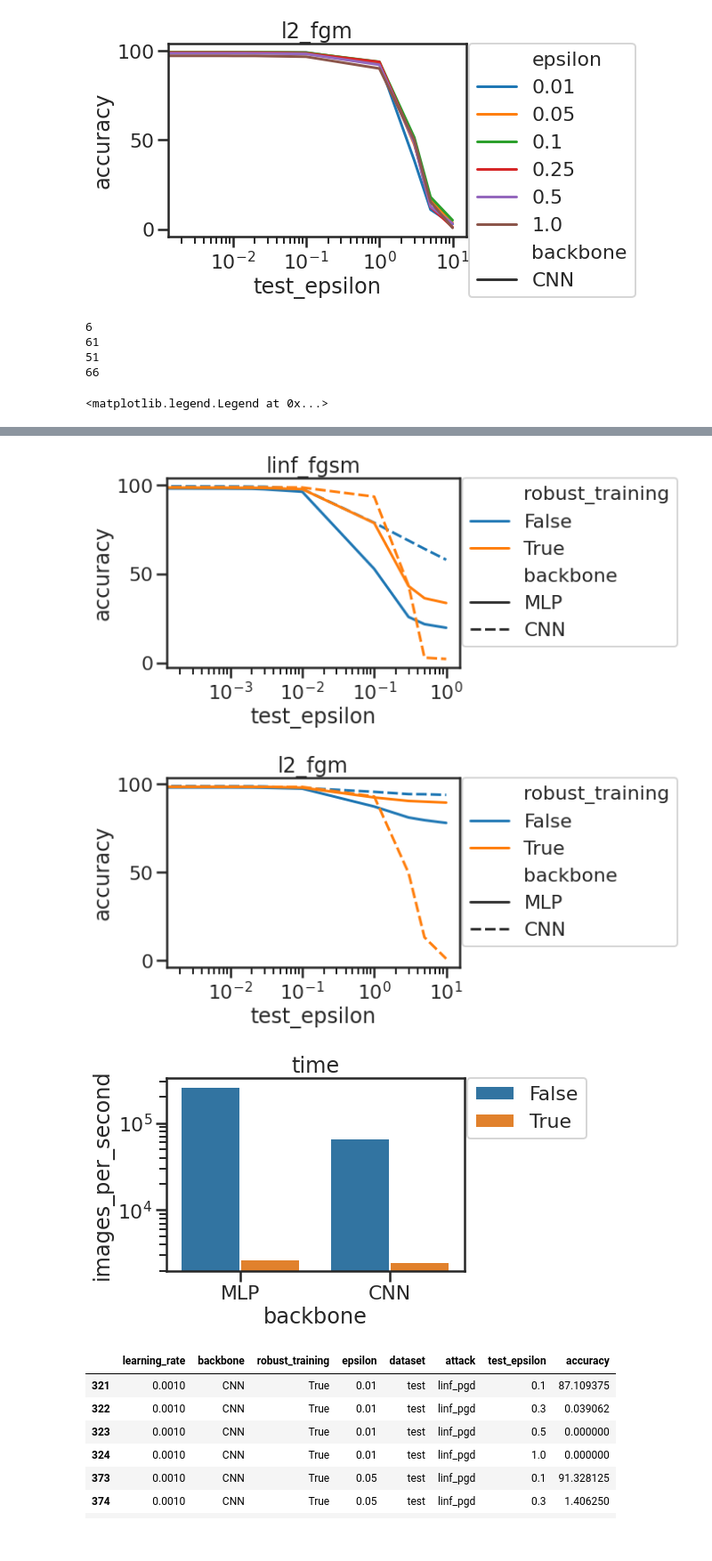
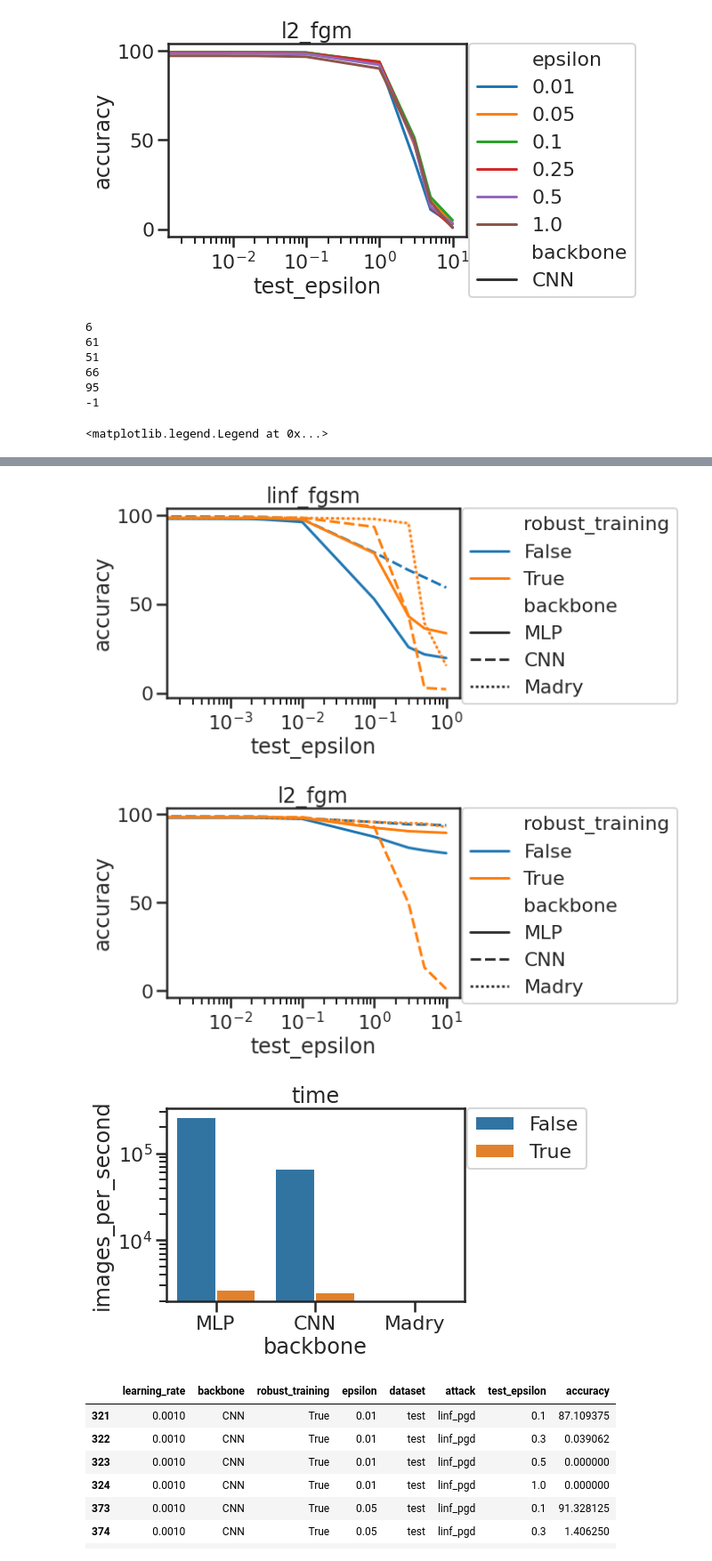
Before and after one commit to kimvc7/Robustness, a Jupyter notebook: notebooks/Pilot.ipynb, the cells around one changed output, grey strips where cells are left out. Shown at 89% size. Drawn from its saved outputs; the diff is of its cells as text; code cells hidden in the pictures.

Commit message:
integrate Madry trained model

```diff
--- a/notebooks/Pilot.ipynb
+++ b/notebooks/Pilot.ipynb
@@ -24,7 +44,7 @@ name_attacks = ["linf_pgd","l2_pgd", "linf_fgsm", "l2_fgm"]
 # %%
 # Hash table of parameters
 parameters = {"epsilon": {}, "backbone": {}, "initial_learning_rate": {}, "robust_training": {}}
-for exp in experiment_list:
+for exp in experiment_list[:70] + [experiment_list[95]]:
     for kk in parameters.keys():
         if exp[kk] in parameters[kk]:
             parameters[kk][exp[kk]].append(int(exp["model_name"]))
@@ -51,8 +71,8 @@ robust_training
 # %%
 # Display learning rate impact
 epsilon = 0.1
-backbone = 'MLP'
-robust_training = False
+backbone = 'Madry'
+robust_training = True
 
 if robust_training:
     ids = list(set(parameters["backbone"][backbone]) & set(parameters["epsilon"][epsilon]) &
@@ -83,19 +103,11 @@ for id in ids:
                 list_entries.append(entry.copy())
 
 df = pd.DataFrame.from_dict(list_entries)
-
-plt.figure()
-sns.lineplot(x="test_epsilon", y="accuracy",
-             hue="learning_rate",  palette="tab10",
-             data=df[df.dataset=='test'][df.attack=='linf_pgd']).set_title("linfpgd")
-plt.xscale('log')
-plt.legend(bbox_to_anchor=(1.01, 1),borderaxespad=0)
-
-
-ax = plt.figure()
-sns.lineplot(x="test_epsilon", y="accuracy",
-             hue="learning_rate",  palette="tab10",
-             data=df[df.dataset=='test'][df.attack=='l2_fgm']).set_title("l2fgsm")
-plt.xscale('log')
-plt.legend(bbox_to_anchor=(1.01, 1),borderaxespad=0)
+for attack in name_attacks:
+    plt.figure()
+    sns.lineplot(x="test_epsilon", y="accuracy",
+                 hue="learning_rate",  palette="tab10",
+                 data=df[df.dataset=='test'][df.attack==attack]).set_title(attack)
+    plt.xscale('log')
+    plt.legend(bbox_to_anchor=(1.01, 1),borderaxespad=0)
 # %% [output]
@@ -173,7 +186,7 @@ for attack in name_attacks:
 [figure]
 # %%
 # Display best
-backbones = ['MLP', 'CNN']
+backbones = ['MLP', 'CNN', 'Madry']
 robust_trainings = [True, False]
 
 list_entries = []
@@ -221,11 +234,12 @@ for backbone in backbones:
                 entry["accuracy"] =  100*tmp[test_epsilon]
                 list_entries.append(entry.copy())
 
-            with open(results_dir + experiment_list[best_id]['model_name'] +
-                      '/results/training_time.pkl', 'rb') as f:
-                tmp = pickle.load(f)
-            entry["images_per_second"] = np.mean(tmp)
-            entry["std_images_per_second"] = np.std(tmp)
+            if not backbone == 'Madry':
+                with open(results_dir + experiment_list[best_id]['model_name'] +
+                          '/results/training_time.pkl', 'rb') as f:
+                    tmp = pickle.load(f)
+                entry["images_per_second"] = np.mean(tmp)
+                entry["std_images_per_second"] = np.std(tmp)
 
 df = pd.DataFrame.from_dict(list_entries)
 
@@ -249,4 +263,6 @@ plt.legend(bbox_to_anchor=(1.01, 1),borderaxespad=0)
 61
 51
 66
+95
+-1
 <matplotlib.legend.Legend at 0x...>
@@ -255,6 +271,6 @@ plt.legend(bbox_to_anchor=(1.01, 1),borderaxespad=0)
-[figure, old version]
+[figure, new version]
-[figure, old version]
+[figure, new version]
-[figure, old version]
+[figure, new version]
 # %%
 df[df.backbone=="CNN"][df.attack=="linf_pgd"][df.test_epsilon>=0.1]
 # %% [output]
```
Also changed, not shown: parts of 5 cells of this notebook, 4 other files.
